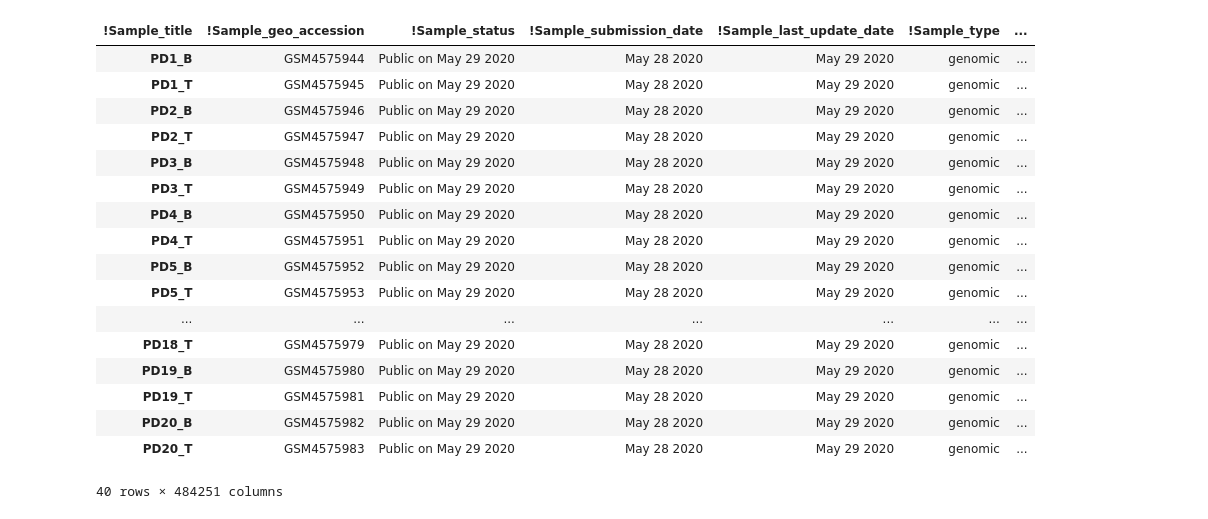
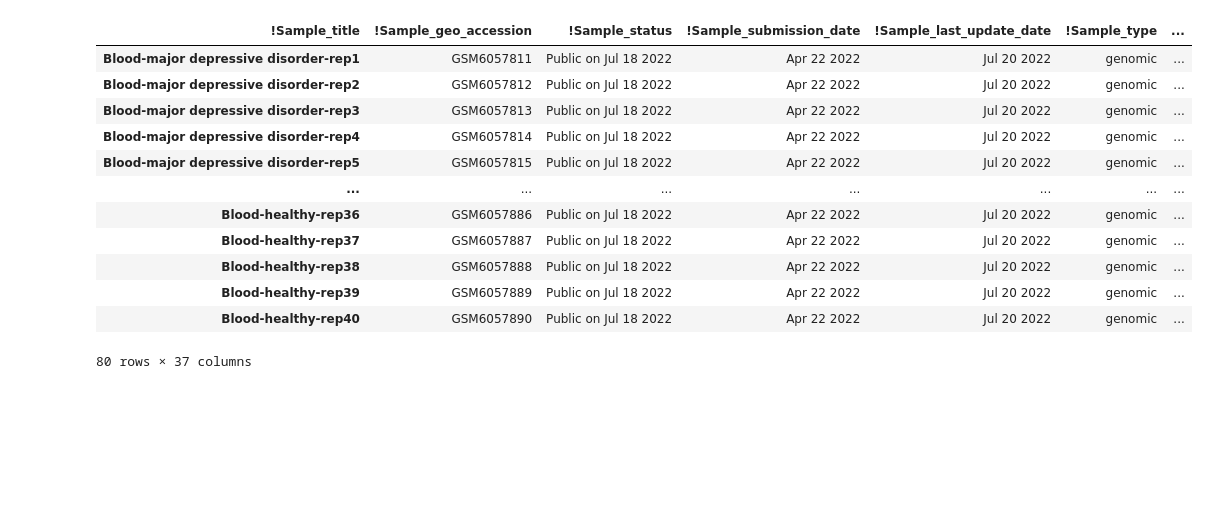
Before and after one commit to chadapollard/Geo_Data_Mining, a Jupyter notebook: Manipulating_GEO_MicroArray_Data.ipynb, the cells around one changed output. Cells and saved outputs as stored; diff of their text form; code cells hidden in the pictures; blank space fills up the shorter version.

```diff
--- a/Manipulating_GEO_MicroArray_Data.ipynb
+++ b/Manipulating_GEO_MicroArray_Data.ipynb
@@ -7,28 +7,23 @@ from sklearn.preprocessing import StandardScaler
 import pyreadr
 # %%
 # Read in the series Matrix File (Before you do, make sure to open the file in text edit and delete everything before !Sample_title)
-sample_info = pd.read_csv("/Volumes/Research_Data/Research_Datasets/Brain_Tissue/Parkinsons_Paired_Blood_Brain_450K/GSE151355_series_matrix.txt",sep='\t',index_col = 0)
+sample_info = pd.read_csv("/Volumes/Research_Data/Research_Datasets/Whole_Blood/Whole_Blood_Depression_Study/GSE201287_series_matrix.txt",sep='\t',index_col = 0)
 sample_info = sample_info.transpose()
 sample_info.iloc[:]
 # %% [output]
 | !Sample_title | !Sample_geo_accession | !Sample_status | !Sample_submission_date | !Sample_last_update_date | !Sample_type | ... |
-| PD1_B | GSM4575944 | Public on May 29 2020 | May 28 2020 | May 29 2020 | genomic | ... |
-| PD1_T | GSM4575945 | Public on May 29 2020 | May 28 2020 | May 29 2020 | genomic | ... |
-| PD2_B | GSM4575946 | Public on May 29 2020 | May 28 2020 | May 29 2020 | genomic | ... |
-| PD2_T | GSM4575947 | Public on May 29 2020 | May 28 2020 | May 29 2020 | genomic | ... |
-| PD3_B | GSM4575948 | Public on May 29 2020 | May 28 2020 | May 29 2020 | genomic | ... |
-| PD3_T | GSM4575949 | Public on May 29 2020 | May 28 2020 | May 29 2020 | genomic | ... |
-| PD4_B | GSM4575950 | Public on May 29 2020 | May 28 2020 | May 29 2020 | genomic | ... |
-| PD4_T | GSM4575951 | Public on May 29 2020 | May 28 2020 | May 29 2020 | genomic | ... |
-| PD5_B | GSM4575952 | Public on May 29 2020 | May 28 2020 | May 29 2020 | genomic | ... |
-| PD5_T | GSM4575953 | Public on May 29 2020 | May 28 2020 | May 29 2020 | genomic | ... |
+| Blood-major depressive disorder-rep1 | GSM6057811 | Public on Jul 18 2022 | Apr 22 2022 | Jul 20 2022 | genomic | ... |
+| Blood-major depressive disorder-rep2 | GSM6057812 | Public on Jul 18 2022 | Apr 22 2022 | Jul 20 2022 | genomic | ... |
+| Blood-major depressive disorder-rep3 | GSM6057813 | Public on Jul 18 2022 | Apr 22 2022 | Jul 20 2022 | genomic | ... |
+| Blood-major depressive disorder-rep4 | GSM6057814 | Public on Jul 18 2022 | Apr 22 2022 | Jul 20 2022 | genomic | ... |
+| Blood-major depressive disorder-rep5 | GSM6057815 | Public on Jul 18 2022 | Apr 22 2022 | Jul 20 2022 | genomic | ... |
 | ... | ... | ... | ... | ... | ... | ... |
-| PD18_T | GSM4575979 | Public on May 29 2020 | May 28 2020 | May 29 2020 | genomic | ... |
-| PD19_B | GSM4575980 | Public on May 29 2020 | May 28 2020 | May 29 2020 | genomic | ... |
-| PD19_T | GSM4575981 | Public on May 29 2020 | May 28 2020 | May 29 2020 | genomic | ... |
-| PD20_B | GSM4575982 | Public on May 29 2020 | May 28 2020 | May 29 2020 | genomic | ... |
-| PD20_T | GSM4575983 | Public on May 29 2020 | May 28 2020 | May 29 2020 | genomic | ... |
+| Blood-healthy-rep36 | GSM6057886 | Public on Jul 18 2022 | Apr 22 2022 | Jul 20 2022 | genomic | ... |
+| Blood-healthy-rep37 | GSM6057887 | Public on Jul 18 2022 | Apr 22 2022 | Jul 20 2022 | genomic | ... |
+| Blood-healthy-rep38 | GSM6057888 | Public on Jul 18 2022 | Apr 22 2022 | Jul 20 2022 | genomic | ... |
+| Blood-healthy-rep39 | GSM6057889 | Public on Jul 18 2022 | Apr 22 2022 | Jul 20 2022 | genomic | ... |
+| Blood-healthy-rep40 | GSM6057890 | Public on Jul 18 2022 | Apr 22 2022 | Jul 20 2022 | genomic | ... |
-40 rows × 484251 columns
+80 rows × 37 columns
 # %%
 # Sometimes they will add the Processed Beta values, you can seperate those out here so that you have seperate data frames.
 # One will be the sample_info and the other your beta_values
```
Also changed, not shown: parts of 4 cells of this notebook.
